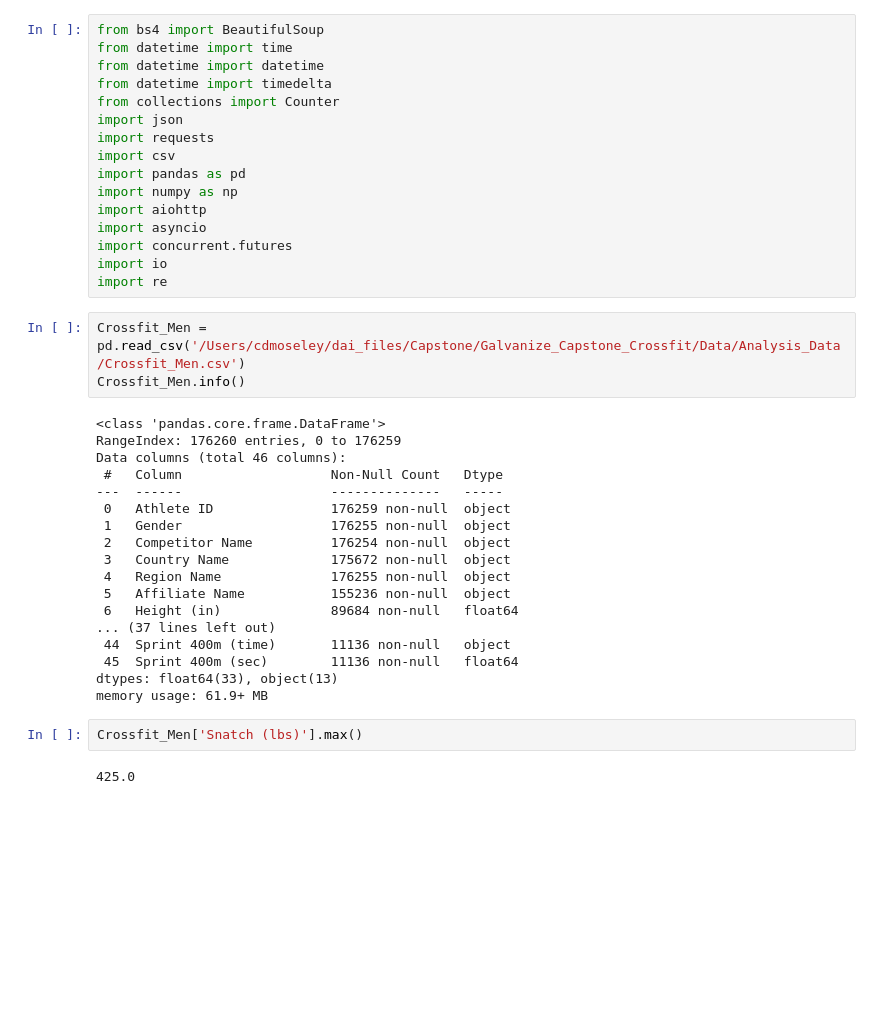
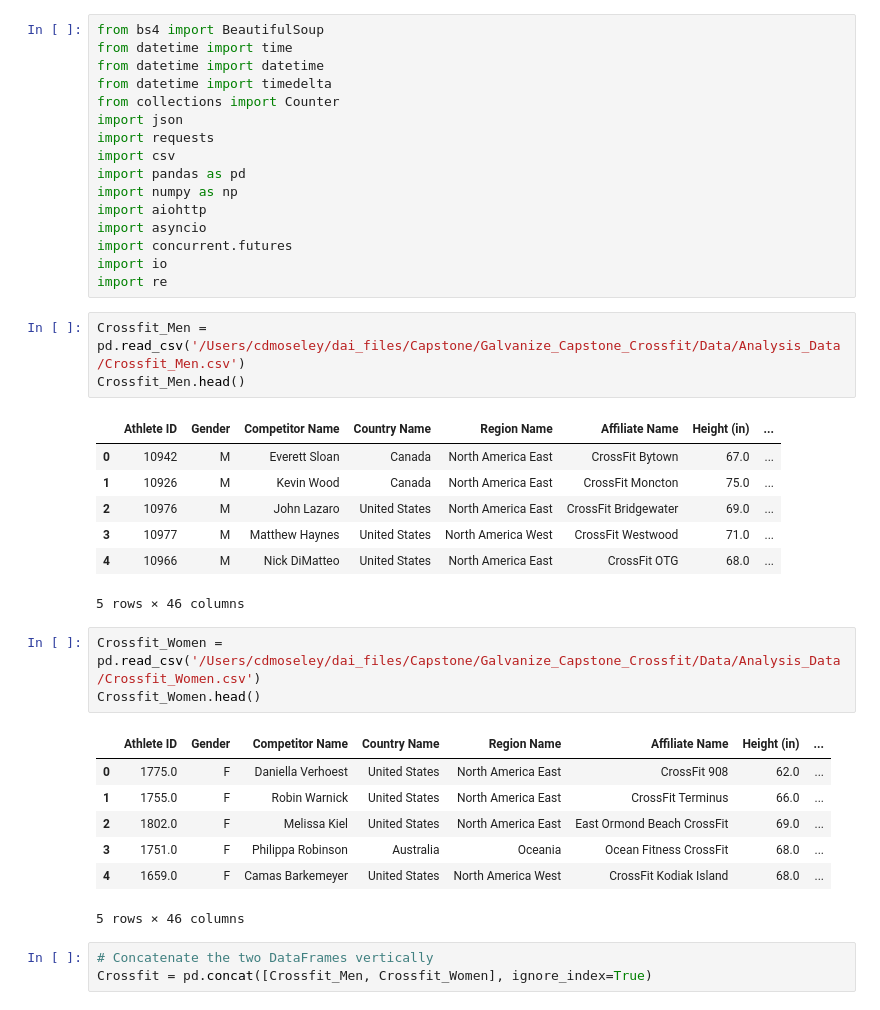
Before and after one commit to cdmoseley/CrossFit-Galvanize-Capstone, a Jupyter notebook: Crossfit_Analysis.ipynb, the cells around one changed output. Drawn from its saved outputs; the diff is of its cells as text; blank space fills up the shorter version.

```diff
--- a/Crossfit_Analysis.ipynb
+++ b/Crossfit_Analysis.ipynb
@@ -16,26 +16,26 @@ import io
 import re
 # %%
 Crossfit_Men = pd.read_csv('/Users/cdmoseley/dai_files/Capstone/Galvanize_Capstone_Crossfit/Data/Analysis_Data/Crossfit_Men.csv')
-Crossfit_Men.info()
+Crossfit_Men.head()
 # %% [output]
+|  | Athlete ID | Gender | Competitor Name | Country Name | Region Name | Affiliate Name | Height (in) | ... |
+| 0 | 10942 | M | Everett Sloan | Canada | North America East | CrossFit Bytown | 67.0 | ... |
+| 1 | 10926 | M | Kevin Wood | Canada | North America East | CrossFit Moncton | 75.0 | ... |
+| 2 | 10976 | M | John Lazaro | United States | North America East | CrossFit Bridgewater | 69.0 | ... |
+| 3 | 10977 | M | Matthew Haynes | United States | North America West | CrossFit Westwood | 71.0 | ... |
+| 4 | 10966 | M | Nick DiMatteo | United States | North America East | CrossFit OTG | 68.0 | ... |
-<class 'pandas.core.frame.DataFrame'>
-RangeIndex: 176260 entries, 0 to 176259
-Data columns (total 46 columns):
- #   Column                   Non-Null Count   Dtype
----  ------                   --------------   -----
- 0   Athlete ID               176259 non-null  object
- 1   Gender                   176255 non-null  object
- 2   Competitor Name          176254 non-null  object
- 3   Country Name             175672 non-null  object
- 4   Region Name              176255 non-null  object
- 5   Affiliate Name           155236 non-null  object
- 6   Height (in)              89684 non-null   float64
-... (37 lines left out)
- 44  Sprint 400m (time)       11136 non-null   object
- 45  Sprint 400m (sec)        11136 non-null   float64
-dtypes: float64(33), object(13)
-memory usage: 61.9+ MB
+5 rows × 46 columns
-# %%
-Crossfit_Men['Snatch (lbs)'].max()
-# %% [output]
-425.0
+# %%
+Crossfit_Women = pd.read_csv('/Users/cdmoseley/dai_files/Capstone/Galvanize_Capstone_Crossfit/Data/Analysis_Data/Crossfit_Women.csv')
+Crossfit_Women.head()
+# %% [output]
+|  | Athlete ID | Gender | Competitor Name | Country Name | Region Name | Affiliate Name | Height (in) | ... |
+| 0 | 1775.0 | F | Daniella Verhoest | United States | North America East | CrossFit 908 | 62.0 | ... |
+| 1 | 1755.0 | F | Robin Warnick | United States | North America East | CrossFit Terminus | 66.0 | ... |
+| 2 | 1802.0 | F | Melissa Kiel | United States | North America East | East Ormond Beach CrossFit | 69.0 | ... |
+| 3 | 1751.0 | F | Philippa Robinson | Australia | Oceania | Ocean Fitness CrossFit | 68.0 | ... |
+| 4 | 1659.0 | F | Camas Barkemeyer | United States | North America West | CrossFit Kodiak Island | 68.0 | ... |
+5 rows × 46 columns
+# %%
+# Concatenate the two DataFrames vertically
+Crossfit = pd.concat([Crossfit_Men, Crossfit_Women], ignore_index=True)
```
Also changed, not shown: parts of 4 cells of this notebook, 2 other files.
